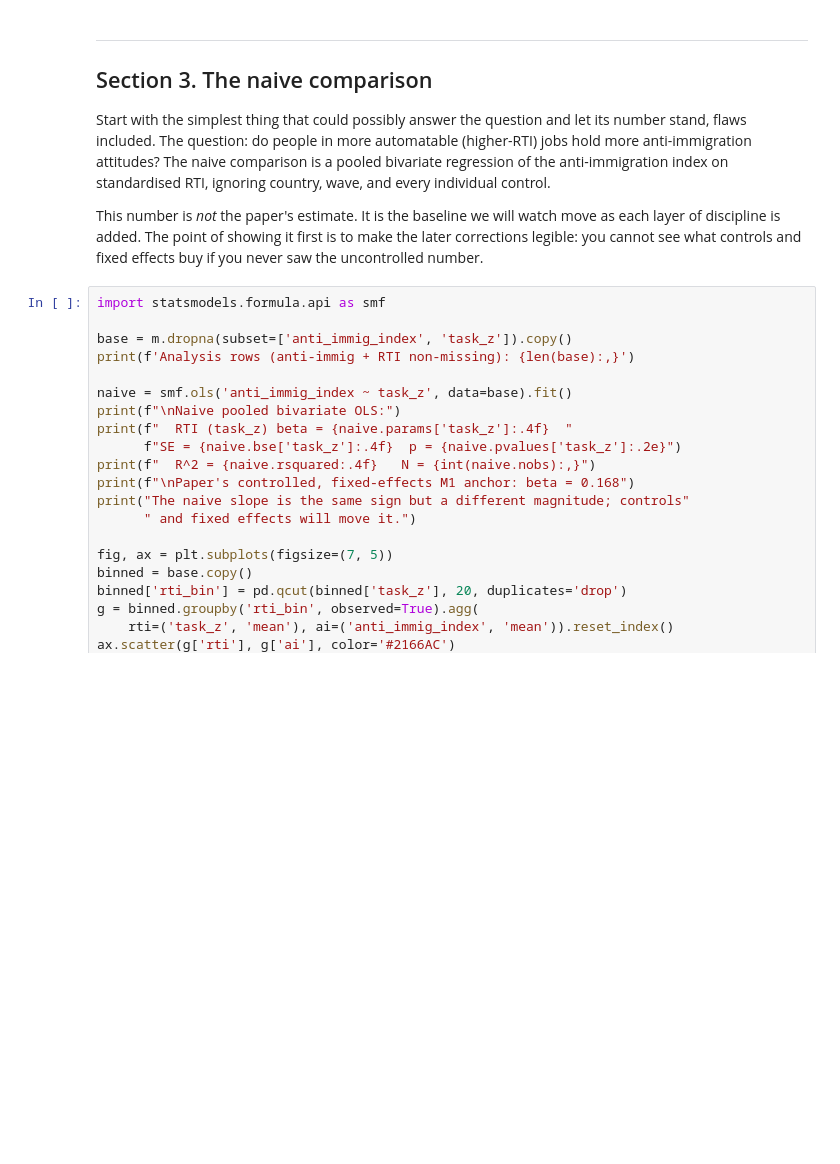
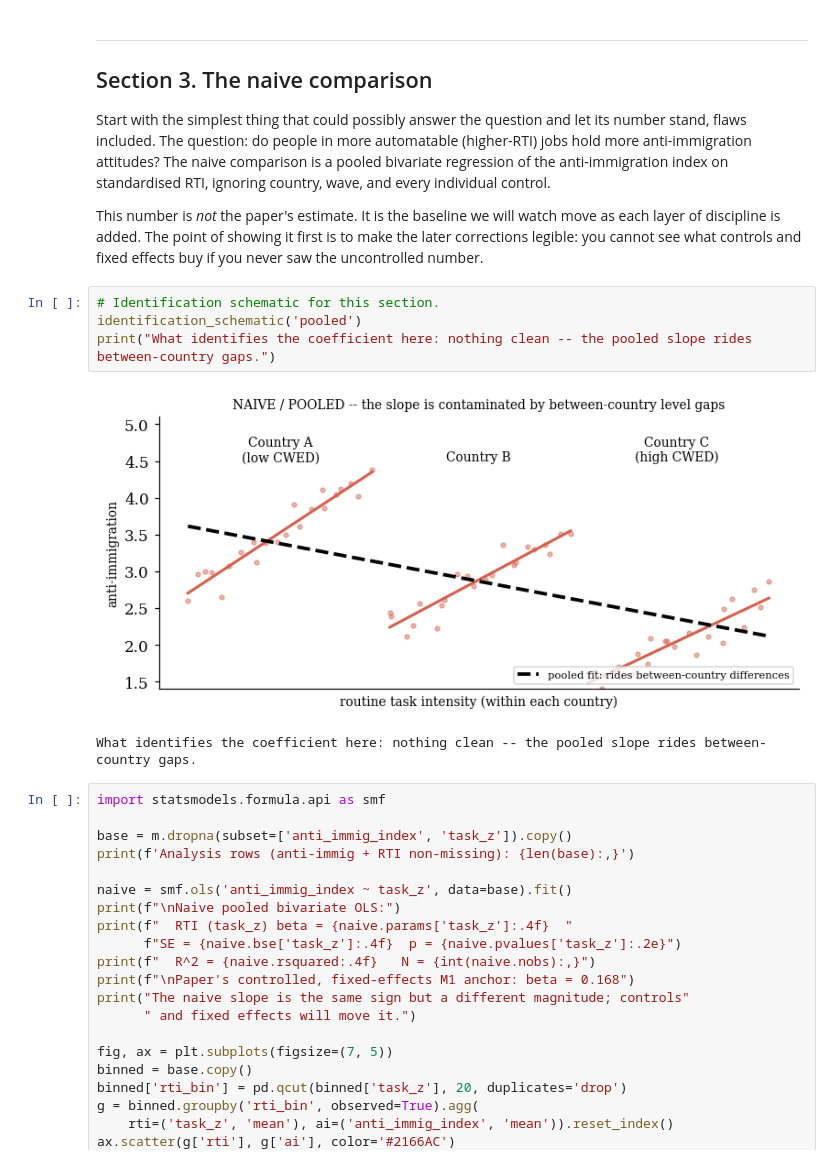
Before and after one commit to bencsmartucph/research-master, a Jupyter notebook: tutorial_outputs/master_analysis_notebook.ipynb, the cells around one changed output. Drawn from its saved outputs; the diff is of its cells as text; blank space fills up the shorter version.

```diff
--- a/tutorial_outputs/master_analysis_notebook.ipynb
+++ b/tutorial_outputs/master_analysis_notebook.ipynb
@@ -421,6 +545,13 @@ plt.show()
 Start with the simplest thing that could possibly answer the question and let its number stand, flaws included. The question: do people in more automatable (higher-RTI) jobs hold more anti-immigration attitudes? The naive comparison is a pooled bivariate regression of the anti-immigration index on standardised RTI, ignoring country, wave, and every individual control.
 
 This number is *not* the paper's estimate. It is the baseline we will watch move as each layer of discipline is added. The point of showing it first is to make the later corrections legible: you cannot see what controls and fixed effects buy if you never saw the uncontrolled number.
+# %%
+# Identification schematic for this section.
+identification_schematic('pooled')
+print("What identifies the coefficient here: nothing clean -- the pooled slope rides between-country gaps.")
+# %% [output]
+[figure, added]
+What identifies the coefficient here: nothing clean -- the pooled slope rides between-country gaps.
 # %%
 import statsmodels.formula.api as smf
 
```
Also changed, not shown: parts of 18 cells of this notebook, 1 other file.
